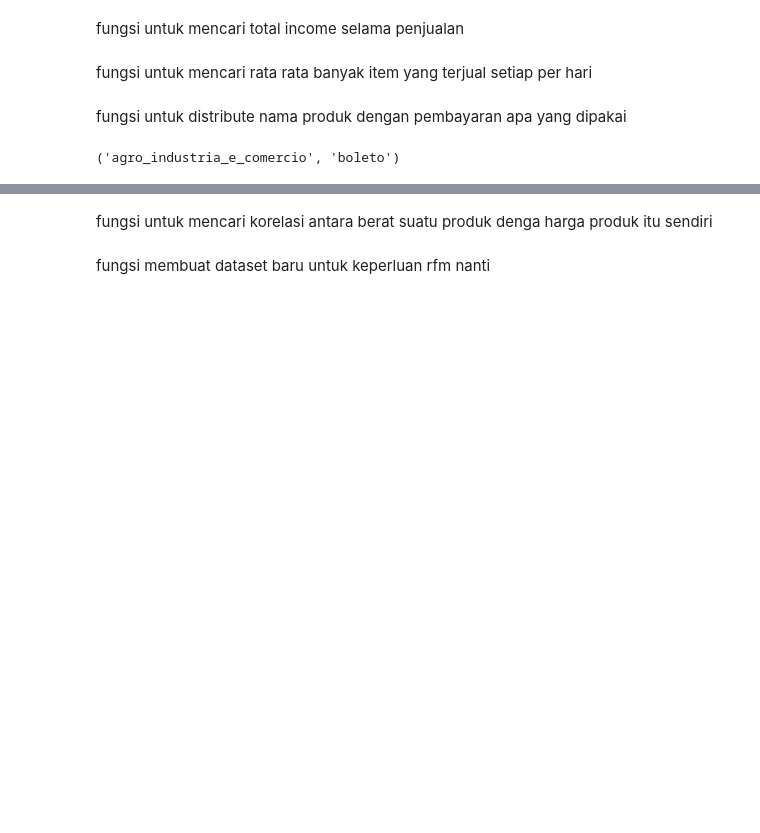
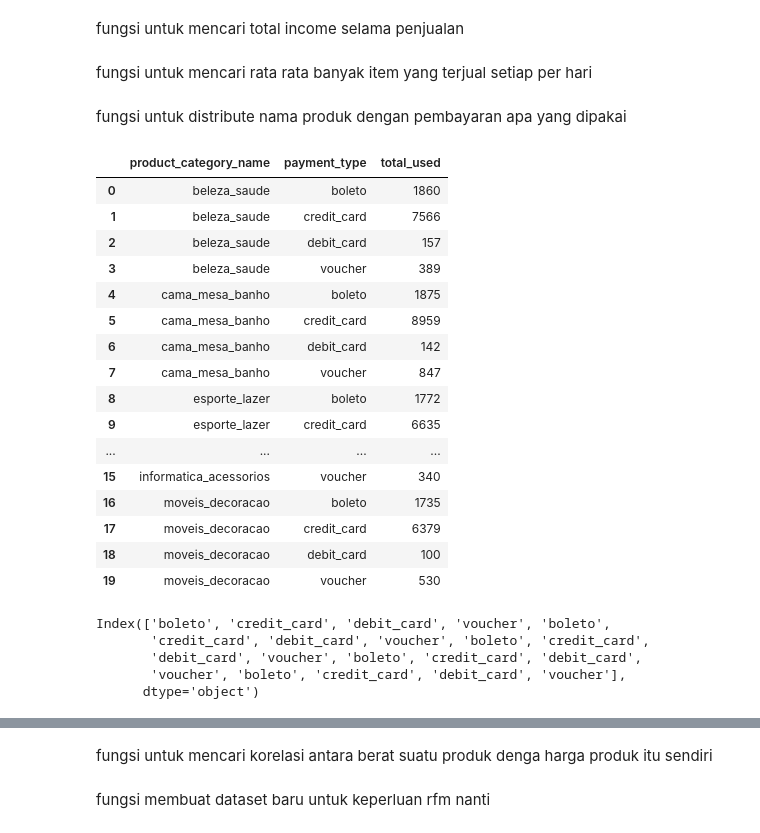
Before and after one commit to malifnasrulloh/Proyek_Analysis-Data-E-Commerce, a Jupyter notebook: Proyek_Analisis_Data.ipynb, the cells around one changed output, grey strips where cells are left out. Cells and saved outputs as stored; diff of their text form; code cells hidden in the pictures; blank space fills up the shorter version.

```diff
--- a/Proyek_Analisis_Data.ipynb
+++ b/Proyek_Analisis_Data.ipynb
@@ -162,13 +162,61 @@ def getProductPaymentDistribute(
     product_df: pd.DataFrame,
     order_items_df: pd.DataFrame,
     order_payments_df: pd.DataFrame,
+    only_most_sold_item: bool = False,
+    most_sold_item: pd.DataFrame = None,
 ):
     df = pd.merge(product_df, order_items_df, how="inner", on="product_id")
-    df = pd.merge(df, order_payments_df, how="inner", on="order_id")
-    return df.groupby(by=["product_category_name", "payment_type"]).payment_type.count()
+    df = pd.merge(
+        df[["product_category_name", "order_id"]],
+        order_payments_df[["order_id", "payment_type"]],
+        how="inner",
+        on="order_id",
+    )
 
-getProductPaymentDistribute(
-        products, order_items, order_payments
-    ).index[0]
+    if only_most_sold_item:
+        df = df[df.product_category_name.isin(most_sold_item.product_category_name)]
+
+    df = df[["product_category_name", "payment_type"]].value_counts(sort=False)
+
+    result = pd.DataFrame(
+        data={
+            "product_category_name": df.index.map(lambda x: x[0]),
+            "payment_type": df.index.map(lambda x: x[1]),
+            "total_used": df.values,
+        }
+    )
+
+    return result
+
+
+a = getProductPaymentDistribute(
+    products, order_items, order_payments, True, mostSoldItem
+)
-# %% [output]
-('agro_industria_e_comercio', 'boleto')
+# %%
+a
+# %% [output]
+|  | product_category_name | payment_type | total_used |
+| 0 | beleza_saude | boleto | 1860 |
+| 1 | beleza_saude | credit_card | 7566 |
+| 2 | beleza_saude | debit_card | 157 |
+| 3 | beleza_saude | voucher | 389 |
+| 4 | cama_mesa_banho | boleto | 1875 |
+| 5 | cama_mesa_banho | credit_card | 8959 |
+| 6 | cama_mesa_banho | debit_card | 142 |
+| 7 | cama_mesa_banho | voucher | 847 |
+| 8 | esporte_lazer | boleto | 1772 |
+| 9 | esporte_lazer | credit_card | 6635 |
+| ... | ... | ... | ... |
+| 15 | informatica_acessorios | voucher | 340 |
+| 16 | moveis_decoracao | boleto | 1735 |
+| 17 | moveis_decoracao | credit_card | 6379 |
+| 18 | moveis_decoracao | debit_card | 100 |
+| 19 | moveis_decoracao | voucher | 530 |
+# %%
+a.value_counts(sort=False)
+# %% [output]
+Index(['boleto', 'credit_card', 'debit_card', 'voucher', 'boleto',
+       'credit_card', 'debit_card', 'voucher', 'boleto', 'credit_card',
+       'debit_card', 'voucher', 'boleto', 'credit_card', 'debit_card',
+       'voucher', 'boleto', 'credit_card', 'debit_card', 'voucher'],
+      dtype='object')
```
Also changed, not shown: parts of 4 cells of this notebook, 1 other file.
